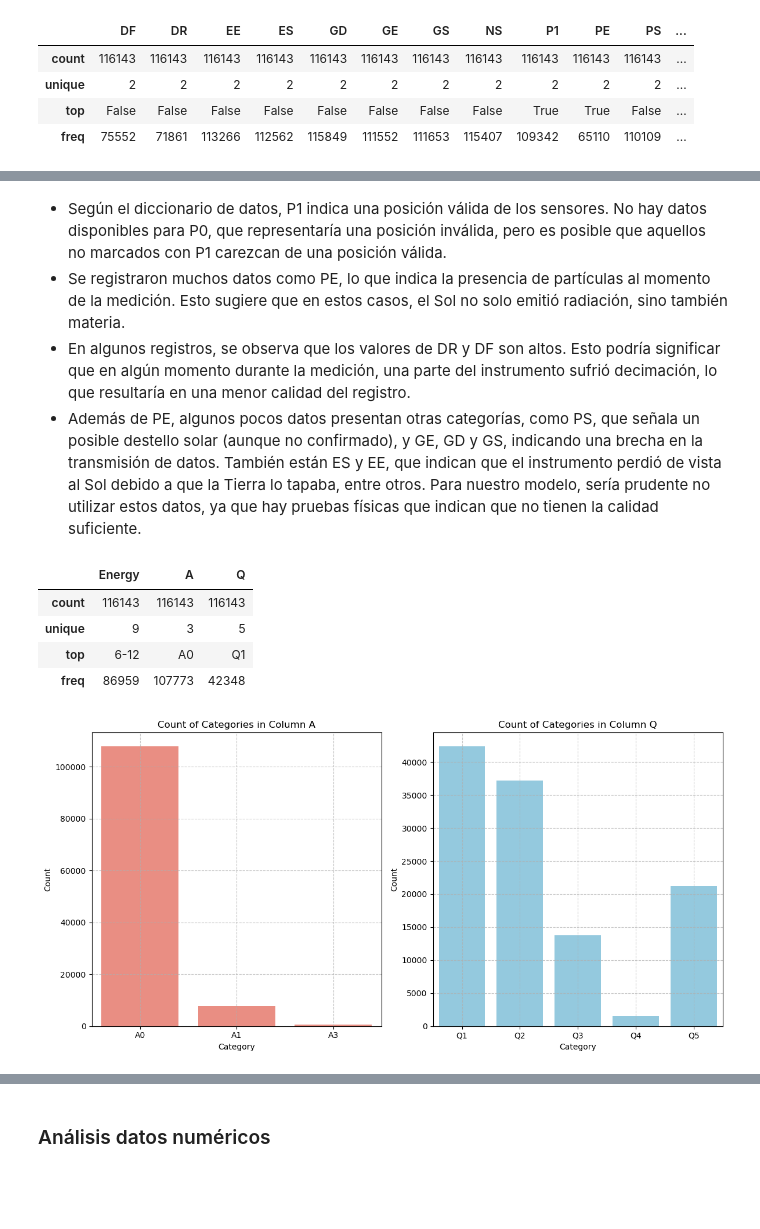
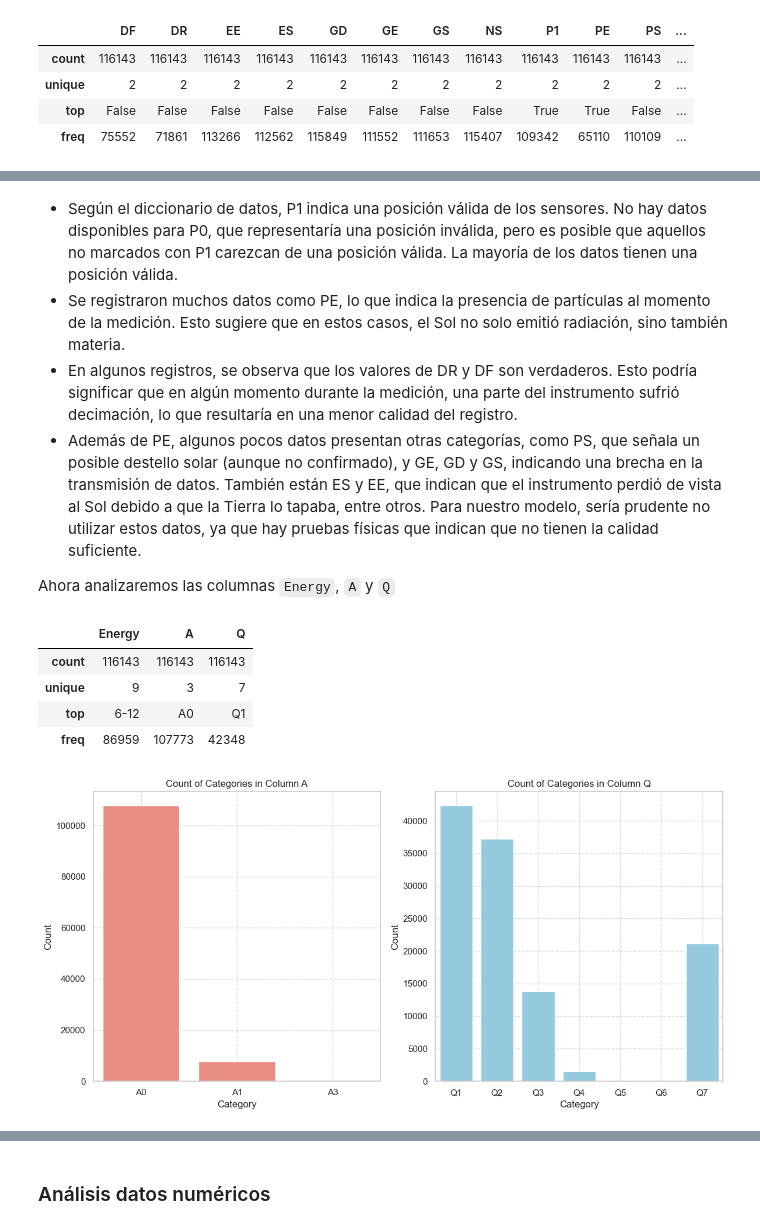
Before and after one commit to WonderfulAme/solar-flares, a Jupyter notebook: Notebook.ipynb, the cells around one changed output, grey strips where cells are left out. Saved outputs shown, nothing was run; the diff lists cells and outputs as text; code cells hidden in the pictures; blank space fills up the shorter version.

```diff
--- a/Notebook.ipynb
+++ b/Notebook.ipynb
@@ -127,7 +156,7 @@ plt.show()
 En esta gráfica que muestra las llamaradas solares por mes, podemos observar el ciclo solar. Según datos externos, sabemos que el ciclo solar tiene una duración aproximada de 11 años, y aquí en esta gráfica podemos notar que la cantidad de erupciones solares sigue este ciclo y oscila a lo largo de los años. Si notamos la duración de las llamaradas en cada uno de los años del ciclo solar podremos ver un patrón. Tomaremos como inicio del ciclo solar el año 2008.
 # %%
 # Calculate the solar cycle based on the year starting from 2008
-df['Solar_cycle'] = ((df['Date'].dt.year - 2008) % 11) + 1
+df['Solar cycle'] = ((df['Date'].dt.year - 2008) % 11) + 1
 # %%
 base_color = '#FF5733'
 num_colors = 11
@@ -167,8 +196,6 @@ Podemos ver que el tiempo que una llamarada tarda en llegar a su pico es mayor q
 # %% [markdown]
 Ya que los datos en la categoría `Flags` son tratados como una lista, convertiremos cada posible `flag` para analizarla independientemente
 # %%
-split_values = df['Flag 5'].str.split()
-split_values = df['Flag 5'].str.split(expand=True)
 split_values = df['Flag 5'].str.split(' ', expand=True).add_prefix('FlagN ')
 df = pd.concat([df, split_values], axis = 1)
 flags = df.filter(like = "Flag")
@@ -176,8 +203,8 @@ flags = flags.drop("Flag 5", axis = 1)
 flag_dummies = pd.get_dummies(flags, prefix="Flag")
 flags = flag_dummies.groupby(flag_dummies.columns.str[-2:], axis=1).sum().astype(bool)
 flags["A"] = flags.apply(lambda x: "A0" if x["A0"] == 1 else ("A1" if x["A1"] == 1 else "A3"), axis=1)
-flags["Q"] = flags.apply(lambda x: "Q1" if x["Q1"] == 1 else ("Q2" if x["Q2"] == 1 else ("Q3" if x["Q3"] == 1 else ("Q4" if x["Q4"] == 1 else "Q5"))), axis=1)
-flags.drop(columns=["A1", "A0", "A3","Q1", "Q2", "Q3", "Q4", "Q5"], inplace=True)
+flags["Q"] = flags.apply(lambda x: "Q1" if x["Q1"] == 1 else ("Q2" if x["Q2"] == 1 else ("Q3" if x["Q3"] == 1 else ("Q4" if x["Q4"] == 1 else ("Q5" if x["Q5"] == 1 else ("Q6" if x["Q6"] == 1 else "Q7"))))), axis=1)
+flags.drop(columns=["A1", "A0", "A3","Q1", "Q2", "Q3", "Q4", "Q5", "Q6", "Q7"], inplace=True)
 df = pd.concat([df, flags], axis=1)
 df = df.filter(regex="^(?!.*Flag)")
 df.head()
@@ -218,42 +247,44 @@ plt.show()
 # %% [markdown]
-- Según el diccionario de datos, P1 indica una posición válida de los sensores. No hay datos disponibles para P0, que representaría una posición inválida, pero es posible que aquellos no marcados con P1 carezcan de una posición válida.
+- Según el diccionario de datos, P1 indica una posición válida de los sensores. No hay datos disponibles para P0, que representaría una posición inválida, pero es posible que aquellos no marcados con P1 carezcan de una posición válida. La mayoría de los datos tienen una posición válida.
 - Se registraron muchos datos como PE, lo que indica la presencia de partículas al momento de la medición. Esto sugiere que en estos casos, el Sol no solo emitió radiación, sino también materia.
-- En algunos registros, se observa que los valores de DR y DF son altos. Esto podría significar que en algún momento durante la medición, una parte del instrumento sufrió decimación, lo que resultaría en una menor calidad del registro.
+- En algunos registros, se observa que los valores de DR y DF son verdaderos. Esto podría significar que en algún momento durante la medición, una parte del instrumento sufrió decimación, lo que resultaría en una menor calidad del registro.
 - Además de PE, algunos pocos datos presentan otras categorías, como PS, que señala un posible destello solar (aunque no confirmado), y GE, GD y GS, indicando una brecha en la transmisión de datos. También están ES y EE, que indican que el instrumento perdió de vista al Sol debido a que la Tierra lo tapaba, entre otros. Para nuestro modelo, sería prudente no utilizar estos datos, ya que hay pruebas físicas que indican que no tienen la calidad suficiente.
+
+Ahora analizaremos las columnas `Energy`, `A` y `Q`
 # %%
 df.describe(include='object')
 # %% [output]
 |  | Energy | A | Q |
 | count | 116143 | 116143 | 116143 |
-| unique | 9 | 3 | 5 |
+| unique | 9 | 3 | 7 |
 | top | 6-12 | A0 | Q1 |
 | freq | 86959 | 107773 | 42348 |
 # %%
 order_A = ['A0', 'A1', 'A3']
-order_Q = ['Q1', 'Q2', 'Q3', 'Q4', 'Q5']
+order_Q = ['Q1', 'Q2', 'Q3', 'Q4', 'Q5', "Q6", "Q7"]
 
 # Plotting with seaborn
 plt.figure(figsize=(12, 6))
 
 # Plot for column "A"
 plt.subplot(1, 2, 1)
 sns.countplot(x=df['A'], order=order_A, color='salmon')
 plt.title('Count of Categories in Column A')
 plt.xlabel('Category')
 plt.ylabel('Count')
 plt.grid(True, linestyle='--', alpha=0.7)
 
 # Plot for column "Q"
 plt.subplot(1, 2, 2)
 sns.countplot(x=df['Q'], order=order_Q, color='skyblue')
 plt.title('Count of Categories in Column Q')
 plt.xlabel('Category')
 plt.ylabel('Count')
 plt.grid(True, linestyle='--', alpha=0.7)
 
 plt.tight_layout()
 plt.show()
 # %% [output]
-[figure, old version]
+[figure, new version]
 # %% [markdown]
 - La columna A denota el estado del atenuador en el pico del destello. Se nota que en la mayoría de los casos su estado es normal (A0) pero en algunos está en un estado grueso (A1) y en otros esta en estado grueso y delgado (A3).
```
Also changed, not shown: parts of 65 cells of this notebook.
